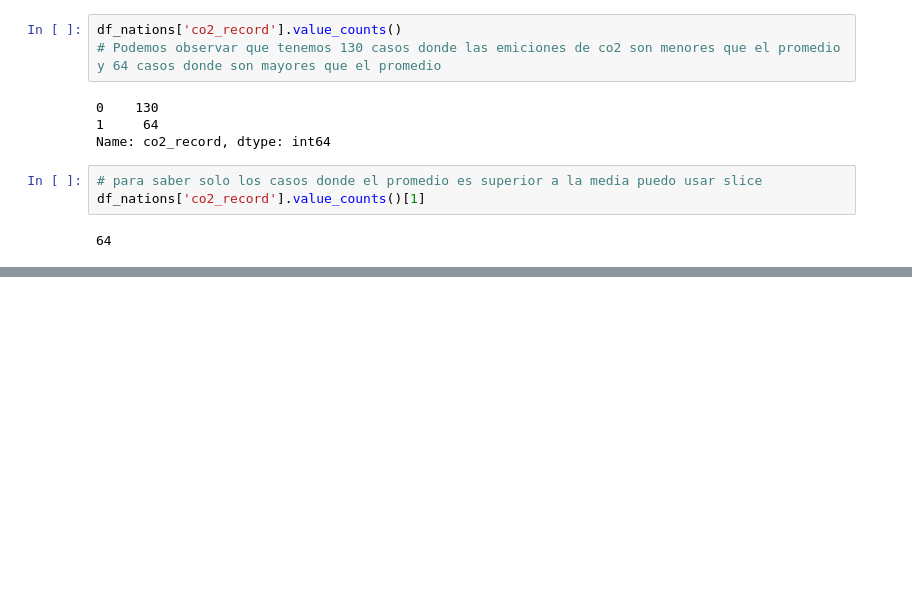
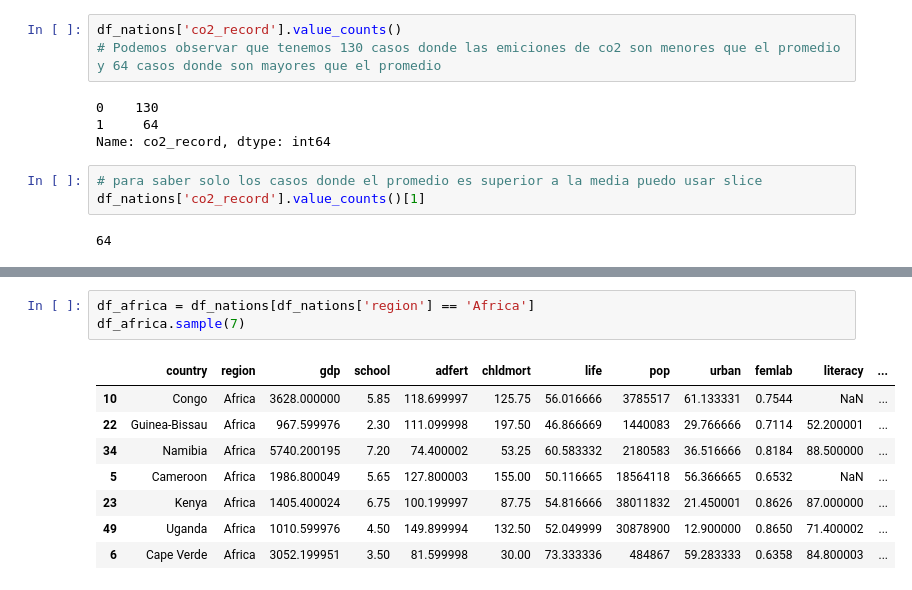
Before and after one commit to Denniels/data_analytic, a Jupyter notebook: nations.ipynb, the cells around one changed output, grey strips where cells are left out. Cells and saved outputs as stored; diff of their text form; blank space fills up the shorter version.

```diff
--- a/nations.ipynb
+++ b/nations.ipynb
@@ -270,0 +300,12 @@ df_nations['co2_record'].value_counts()[1]
+# %%
+df_africa = df_nations[df_nations['region'] == 'Africa']
+df_africa.sample(7)
+# %% [output]
+|  | country | region | gdp | school | adfert | chldmort | life | pop | urban | femlab | literacy | ... |
+| 10 | Congo | Africa | 3628.000000 | 5.85 | 118.699997 | 125.75 | 56.016666 | 3785517 | 61.133331 | 0.7544 | NaN | ... |
+| 22 | Guinea-Bissau | Africa | 967.599976 | 2.30 | 111.099998 | 197.50 | 46.866669 | 1440083 | 29.766666 | 0.7114 | 52.200001 | ... |
+| 34 | Namibia | Africa | 5740.200195 | 7.20 | 74.400002 | 53.25 | 60.583332 | 2180583 | 36.516666 | 0.8184 | 88.500000 | ... |
+| 5 | Cameroon | Africa | 1986.800049 | 5.65 | 127.800003 | 155.00 | 50.116665 | 18564118 | 56.366665 | 0.6532 | NaN | ... |
+| 23 | Kenya | Africa | 1405.400024 | 6.75 | 100.199997 | 87.75 | 54.816666 | 38011832 | 21.450001 | 0.8626 | 87.000000 | ... |
+| 49 | Uganda | Africa | 1010.599976 | 4.50 | 149.899994 | 132.50 | 52.049999 | 30878900 | 12.900000 | 0.8650 | 71.400002 | ... |
+| 6 | Cape Verde | Africa | 3052.199951 | 3.50 | 81.599998 | 30.00 | 73.333336 | 484867 | 59.283333 | 0.6358 | 84.800003 | ... |
```
Also changed, not shown: parts of 6 cells of this notebook.
